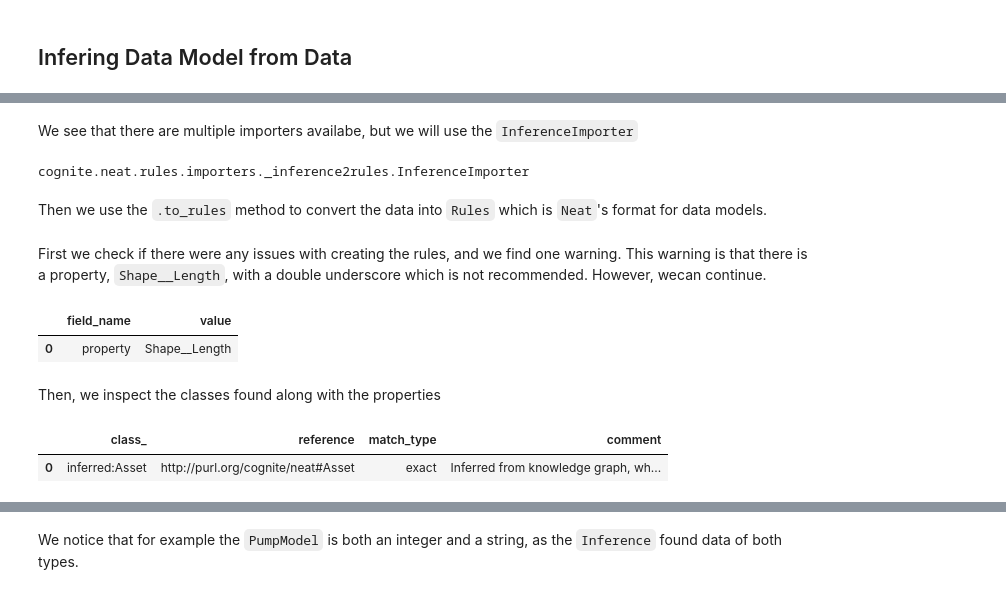
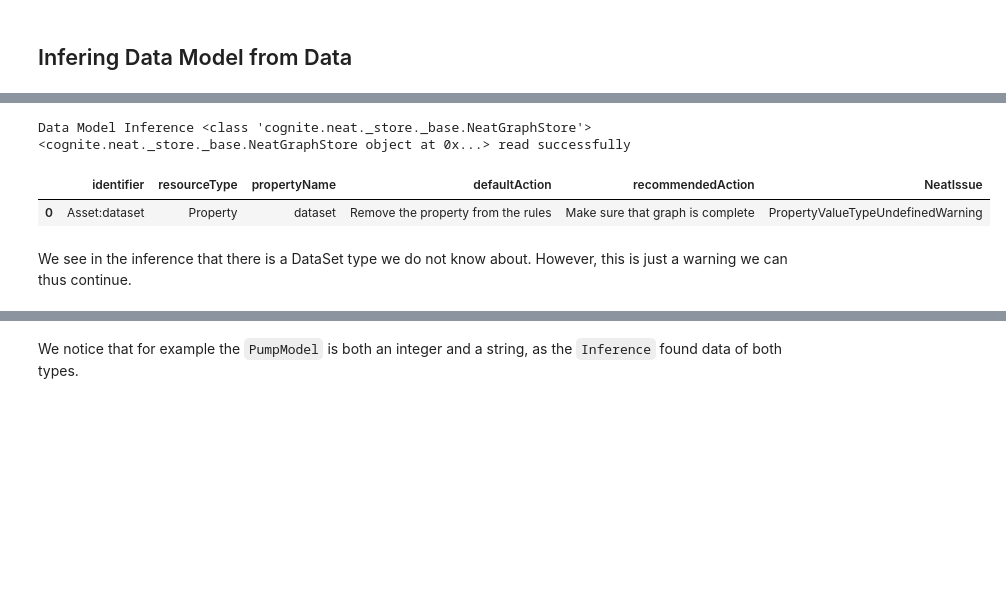
Before and after one commit to cognitedata/neat, a Jupyter notebook: docs/tutorials/data-onboarding/asset_hierarchy_migration.ipynb, the cells around one changed output, grey strips where cells are left out. Saved outputs shown, nothing was run; the diff lists cells and outputs as text; code cells hidden in the pictures; blank space fills up the shorter version.

```diff
--- a/docs/tutorials/data-onboarding/asset_hierarchy_migration.ipynb
+++ b/docs/tutorials/data-onboarding/asset_hierarchy_migration.ipynb
@@ -100,6 +59,0 @@ Importer An importer reads data/schema/data model from a source and converts it
-# %% [markdown]
-We see that there are multiple importers availabe, but we will use the `InferenceImporter`
-# %%
-importers.InferenceImporter
-# %% [output]
-cognite.neat.rules.importers._inference2rules.InferenceImporter
@@ -108,2 +59,0 @@ importer = importers.InferenceImporter.from_graph_store(store)
-# %% [markdown]
-Then we use the `.to_rules` method to convert the data into `Rules` which is `Neat`'s format for data models.
@@ -112,16 +60,9 @@ rules, issues = importer.to_rules()
+# %%
+issues = neat.infer()
+issues
+# %% [output]
+Data Model Inference <class 'cognite.neat._store._base.NeatGraphStore'> <cognite.neat._store._base.NeatGraphStore object at 0x...> read successfully
+|  | identifier | resourceType | propertyName | defaultAction | recommendedAction | NeatIssue |
+| 0 | Asset:dataset | Property | dataset | Remove the property from the rules | Make sure that graph is complete | PropertyValueTypeUndefinedWarning |
 # %% [markdown]
-First we check if there were any issues with creating the rules, and we find one warning. This warning
-is that there is a property, `Shape__Length`, with a double underscore which is not recommended. However,
-wecan continue.
+We see in the inference that there is a DataSet type we do not know about. However, this is just a warning we can thus continue.
-# %%
-issues
-# %% [output]
-|  | field_name | value |
-| 0 | property | Shape__Length |
-# %% [markdown]
-Then, we inspect the classes found along with the properties
-# %%
-rules.classes
-# %% [output]
-|  | class_ | reference | match_type | comment |
-| 0 | inferred:Asset | http://purl.org/cognite/neat#Asset | exact | Inferred from knowledge graph, wh... |
```
Also changed, not shown: parts of 29 cells of this notebook, 1 other file.
